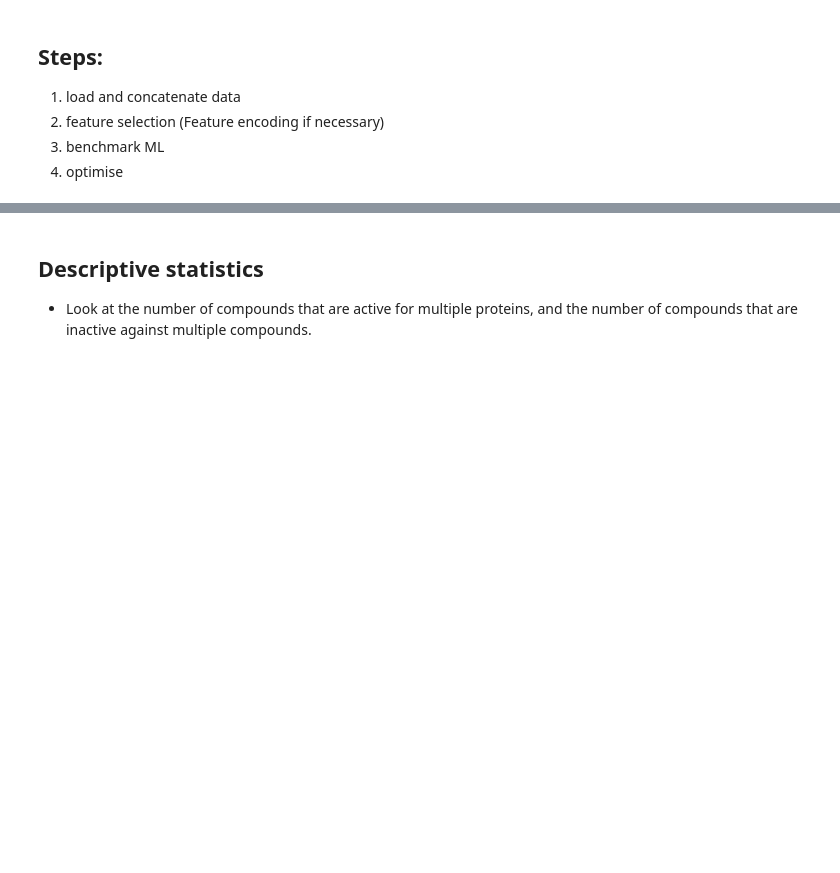
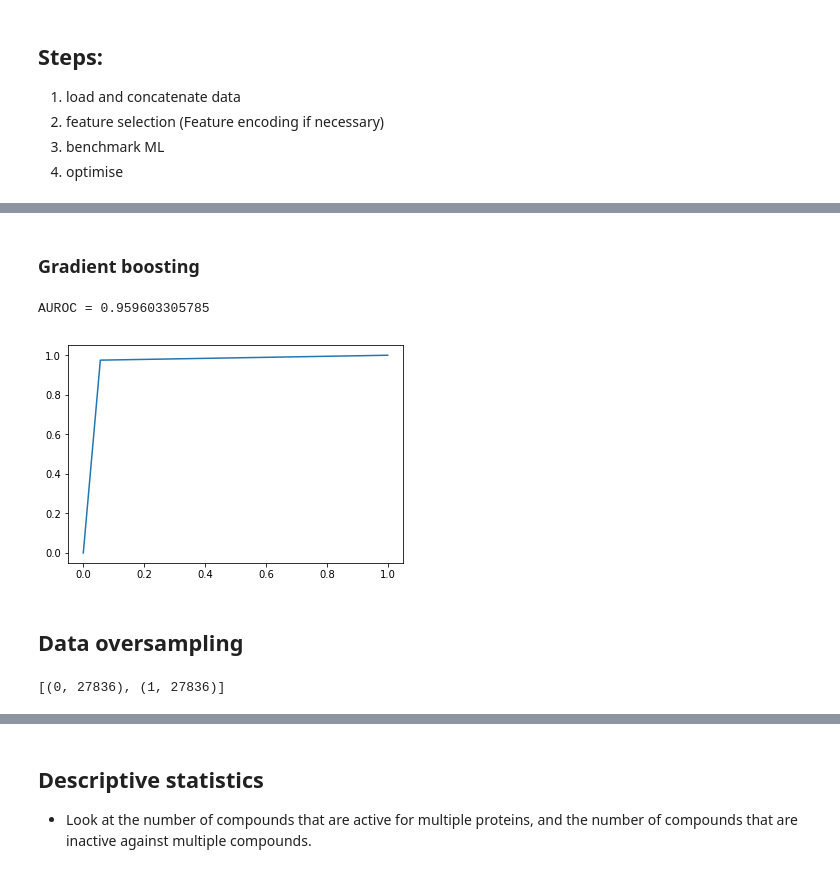
Before and after one commit to fojackson8/bio, a Jupyter notebook: Documents/DPhil/taught_courses/ds/dude_ml.ipynb, the cells around one changed output, grey strips where cells are left out. Saved outputs shown, nothing was run; the diff lists cells and outputs as text; code cells hidden in the pictures; blank space fills up the shorter version.

```diff
--- a/Documents/DPhil/taught_courses/ds/dude_ml.ipynb
+++ b/Documents/DPhil/taught_courses/ds/dude_ml.ipynb
@@ -15,17 +31,15 @@ files = os.listdir()
 ## Get all protein names
 protein_names = [u.split('_')[0] for u in files if 'actives_rdkit_features.csv' in u]
 
-aa2ar_actives = pd.read_csv('aa2ar_actives_rdkit_features.csv')
-aa2ar_decoys = pd.read_csv('aa2ar_decoys_rdkit_features.csv')
-
 all_proteins = {}
-for protein in protein_names:
+for protein in protein_names[0:1]:
     for file in files:
         if protein in file:
             tmp1 = pd.read_csv(protein+ '_actives_rdkit_features.csv')
             tmp1['ACTIVE'] = 1
             tmp2 = pd.read_csv(protein+'_decoys_rdkit_features.csv')
-            tmp2 = tmp2.sample(n=500)
+            ## Currently only sampling 500 from decoy set - massive downsampling
+            #tmp2 = tmp2.sample(n=500)
             tmp2['ACTIVE'] = 0
             frames = [tmp1,tmp2]
             all_proteins[protein] = pd.concat(frames).reset_index(drop=True)
@@ -96,0 +97,55 @@ score(X, y, sample_weight=None) method of sklearn.ensemble.forest.RandomForestCl
+# %% [markdown]
+### Gradient boosting
+# %%
+from sklearn.ensemble import GradientBoostingClassifier
+
+gb = GradientBoostingClassifier()
+
+gb.fit(x_train, y_train)
+
+GradientBoostingClassifier(criterion='friedman_mse', init=None,
+ learning_rate=0.1, loss='deviance', max_depth=3,
+ max_features=None, max_leaf_nodes=None,
+ min_impurity_split=1e-07, min_samples_leaf=1,
+ min_samples_split=2, min_weight_fraction_leaf=0.0,
+ n_estimators=100, presort='auto', random_state=None,
+ subsample=1.0, verbose=0, warm_start=False)
+
+gb_pred = gb.predict(x_test)
+
+
+# Generate confusion matrix
+gb_confusion = confusion_matrix(y_test,gb_pred)
+
+false_positive_rate, true_positive_rate, thresholds = roc_curve(y_test, gb_pred)
+plt.plot(false_positive_rate,true_positive_rate)
+roc_auc = auc(false_positive_rate, true_positive_rate)
+print('AUROC = ' + str(roc_auc))
+# %% [output]
+AUROC = 0.959603305785
+[figure, added]
+# %% [markdown]
+## Data oversampling
+# %%
+## naive oversampling of the minority class
+
+
+X = np.asarray(x_train)
+y = np.asarray(y_train)
+
+from imblearn.over_sampling import RandomOverSampler
+
+ros = RandomOverSampler(random_state=0)
+X_resampled, y_resampled = ros.fit_resample(X, y)
+from collections import Counter
+print(sorted(Counter(y_resampled).items()))
+
+clf_resampled_svc = LinearSVC().fit(X_resampled, y_resampled)
+svm_ros_pred = clf_resampled_svc.predict(x_test)
+
+svm_confusion = confusion_matrix(y_test,svm_ros_pred)
+
+# check resampling has worked
+plt.hist(y_resampled)
+# %% [output]
+[(0, 27836), (1, 27836)]
```
Also changed, not shown: parts of 15 cells of this notebook.
